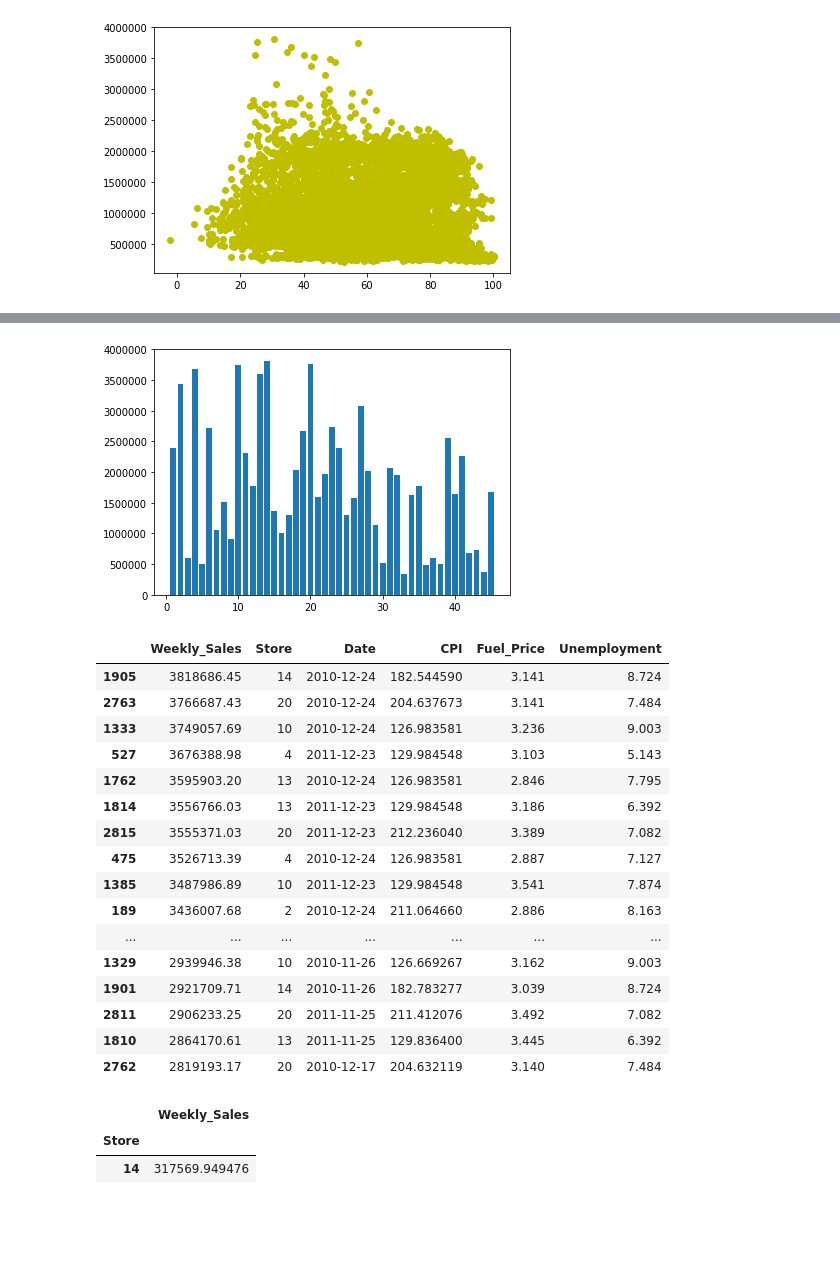
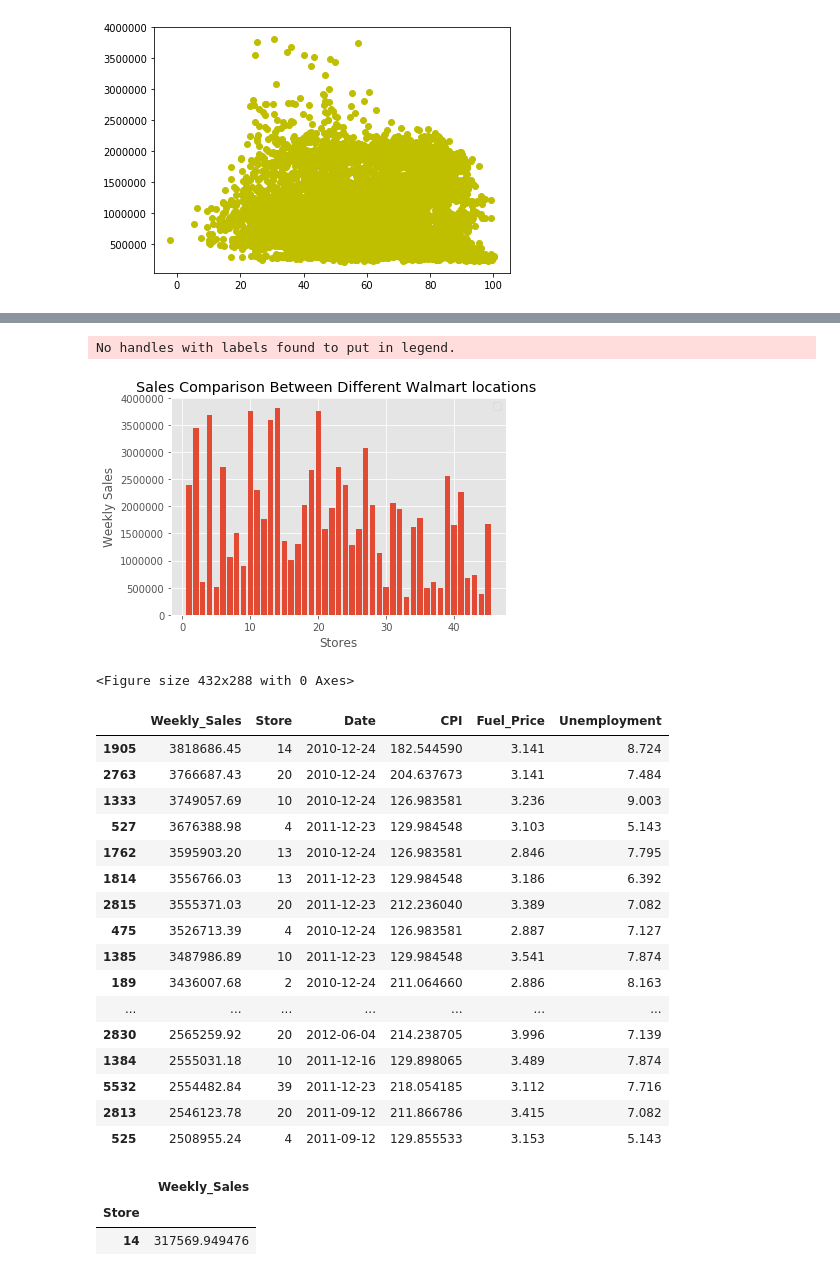
Before and after one commit to Niv-19/Capstone1_Niv, a Jupyter notebook: Walmart Sales Analysis.ipynb, the cells around one changed output, grey strips where cells are left out. Saved outputs shown, nothing was run; the diff lists cells and outputs as text; code cells hidden in the pictures; blank space fills up the shorter version.

```diff
--- a/Walmart Sales Analysis.ipynb
+++ b/Walmart Sales Analysis.ipynb
@@ -159,14 +169,23 @@ plt.tight_layout()
 # %%
 #location is important for high weekly sales
+fig,ax=plt.subplots()
 x=walmart_data.Store
 y=walmart_data.Weekly_Sales
 plt.bar(x,y)
+ax.set_xlabel('Stores')
+ax.set_ylabel('Weekly Sales')
+ax.legend()
+ax.grid(b=True, which='minor', linestyle='-')
+ax.set_title("Sales Comparison Between Different Walmart locations ")
+plt.show()
 plt.tight_layout()
 # %% [output]
+No handles with labels found to put in legend.
-[figure, old version]
+[figure, new version]
+<Figure size 432x288 with 0 Axes>
 # %%
 #Top 20 sales
-df_top_20_sales=walmart_data[['Weekly_Sales','Store','Date','CPI','Fuel_Price','Unemployment']].sort_values(by='Weekly_Sales',ascending=False).head(20)
+df_top_20_sales=walmart_data[['Weekly_Sales','Store','Date','CPI','Fuel_Price','Unemployment']].sort_values(by='Weekly_Sales',ascending=False).head(50)
 df_top_20_sales
 # %% [output]
 |  | Weekly_Sales | Store | Date | CPI | Fuel_Price | Unemployment |
@@ -181,11 +200,11 @@ df_top_20_sales
 | 1385 | 3487986.89 | 10 | 2011-12-23 | 129.984548 | 3.541 | 7.874 |
 | 189 | 3436007.68 | 2 | 2010-12-24 | 211.064660 | 2.886 | 8.163 |
 | ... | ... | ... | ... | ... | ... | ... |
-| 1329 | 2939946.38 | 10 | 2010-11-26 | 126.669267 | 3.162 | 9.003 |
-| 1901 | 2921709.71 | 14 | 2010-11-26 | 182.783277 | 3.039 | 8.724 |
-| 2811 | 2906233.25 | 20 | 2011-11-25 | 211.412076 | 3.492 | 7.082 |
-| 1810 | 2864170.61 | 13 | 2011-11-25 | 129.836400 | 3.445 | 6.392 |
-| 2762 | 2819193.17 | 20 | 2010-12-17 | 204.632119 | 3.140 | 7.484 |
+| 2830 | 2565259.92 | 20 | 2012-06-04 | 214.238705 | 3.996 | 7.139 |
+| 1384 | 2555031.18 | 10 | 2011-12-16 | 129.898065 | 3.489 | 7.874 |
+| 5532 | 2554482.84 | 39 | 2011-12-23 | 218.054185 | 3.112 | 7.716 |
+| 2813 | 2546123.78 | 20 | 2011-09-12 | 211.866786 | 3.415 | 7.082 |
+| 525 | 2508955.24 | 4 | 2011-09-12 | 129.855533 | 3.153 | 5.143 |
 # %%
 std_max_sale=walmart_data.groupby('Store').std()[['Weekly_Sales']].sort_values(by='Weekly_Sales',ascending=False).head(1)
 std_max_sale
```
Also changed, not shown: parts of 18 cells of this notebook.
